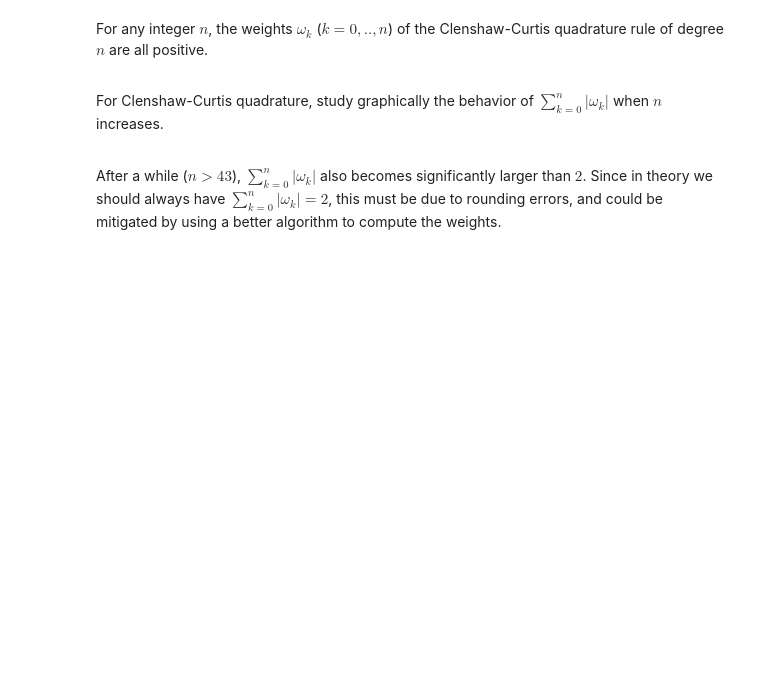
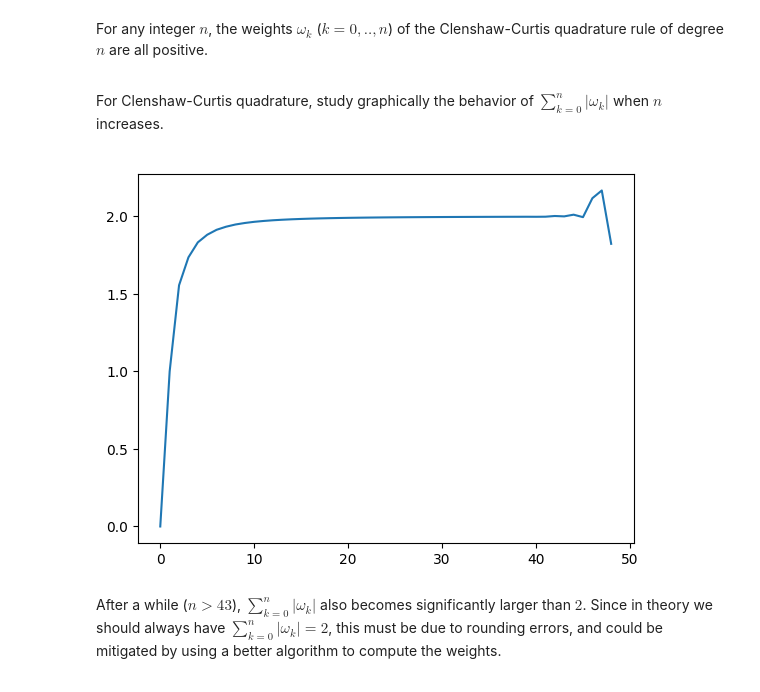
Before and after one commit to raulandrei00/Polytechnique_L1, a Jupyter notebook: numerical analysis/Chapter3_NumericalIntegration/3-NumericalIntegration.ipynb, the cells around one changed output. Drawn from its saved outputs; the diff is of its cells as text; code cells hidden in the pictures; blank space fills up the shorter version.

```diff
--- a/numerical analysis/Chapter3_NumericalIntegration/3-NumericalIntegration.ipynb
+++ b/numerical analysis/Chapter3_NumericalIntegration/3-NumericalIntegration.ipynb
@@ -969,8 +985,8 @@ def xhat(n):
     Output:
     1D array containing \hat{x}_k for k=0,...,n-1
     """
-    ...
-    return ...
+
+    return [cos((2*k+1) / (2*(n-1) + 2) * pi) for k in range(n)]
 
 def coeffs_ClenshawCurtis(n):
     """
@@ -982,11 +998,12 @@ def coeffs_ClenshawCurtis(n):
     Outputs:
     x, w: 1D array containing the nodes and the weights
     """
-    x = ... # n+1 Chebyshev nodes
+    x = xhat(n+1) # n+1 Chebyshev nodes
     tab_k = np.arange(0, n+1, dtype='float')
     b = np.flip(( 1 + (-1)**tab_k) / (tab_k + 1)) # the vector b=[b0,...bn] defined in the above proposition
-    M = ... # Vandermonde Matrix
-    w = ... # computations of the weights w
+    M = np.vander(x) # Vandermonde Matrix
+    w = np.linalg.solve(M.transpose() , b) # computations of the weights w
+    # M^T * w = b
     return x, w
 # %%
 #Sanity check
@@ -1023,15 +1061,18 @@ For Clenshaw-Curtis quadrature, study graphically the behavior of $\sum_{k=0}^n
 # %%
 nmax = 48
 tab_n = np.arange(0, nmax+1)
 tab_sum = np.zeros(nmax+1) # initialization for the values of the sum for different n
 
 # for n = 0,...,nmax, computation of sum_{k=0}^n |w_k|
 for n in tab_n:
-    x_n, w_n = ...
-    tab_sum[n] = ...
+    x_n, w_n = coeffs_ClenshawCurtis(n)
+    tab_sum[n] = sum([w_n[i] for i in range(n)])
 
 #plot
-...
+plt.plot(tab_n , tab_sum)
+plt.show()
+# %% [output]
+[figure, added]
 # %% [markdown]
 <div mardown=1 class="Rmk">
 
```
Also changed, not shown: parts of 19 cells of this notebook, 5 other files.
